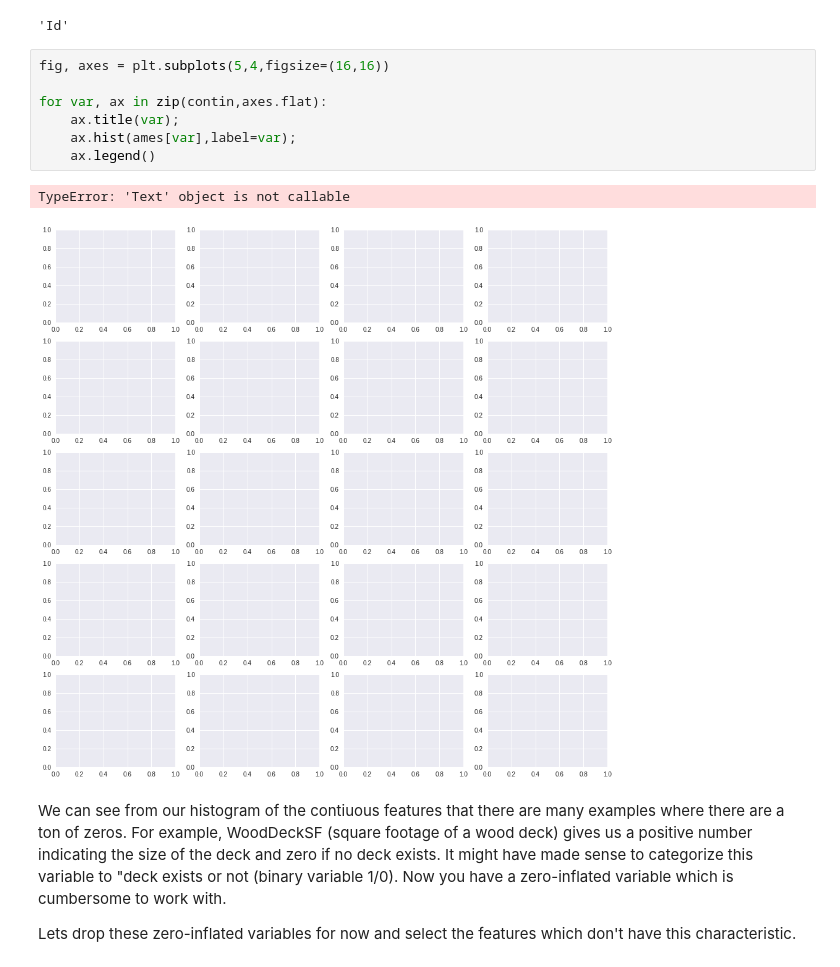
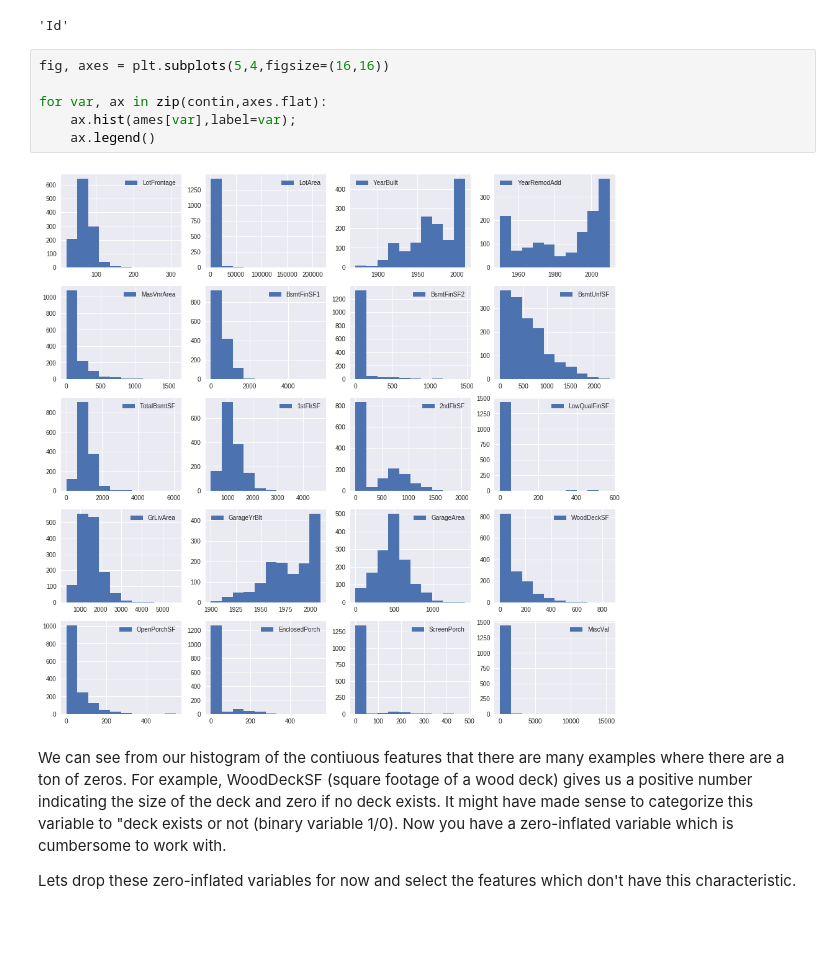
Before and after one commit to OsterMendel/dsc-feature-scaling-and-normalization-lab-nyc-ds-033020, a Jupyter notebook: index.ipynb, the cells around one changed output. Cells and saved outputs as stored; diff of their text form; blank space fills up the shorter version.

```diff
--- a/index.ipynb
+++ b/index.ipynb
@@ -45,13 +45,11 @@ contin.pop(0)
 # %%
 fig, axes = plt.subplots(5,4,figsize=(16,16))
 
 for var, ax in zip(contin,axes.flat):
-    ax.title(var);
     ax.hist(ames[var],label=var);
     ax.legend()
 # %% [output]
-TypeError: 'Text' object is not callable
-[figure, old version]
+[figure, new version]
 # %% [markdown]
 We can see from our histogram of the contiuous features that there are many examples where there are a ton of zeros. For example, WoodDeckSF (square footage of a wood deck) gives us a positive number indicating the size of the deck and zero if no deck exists. It might have made sense to categorize this variable to "deck exists or not (binary variable 1/0). Now you have a zero-inflated variable which is cumbersome to work with.
 
```
